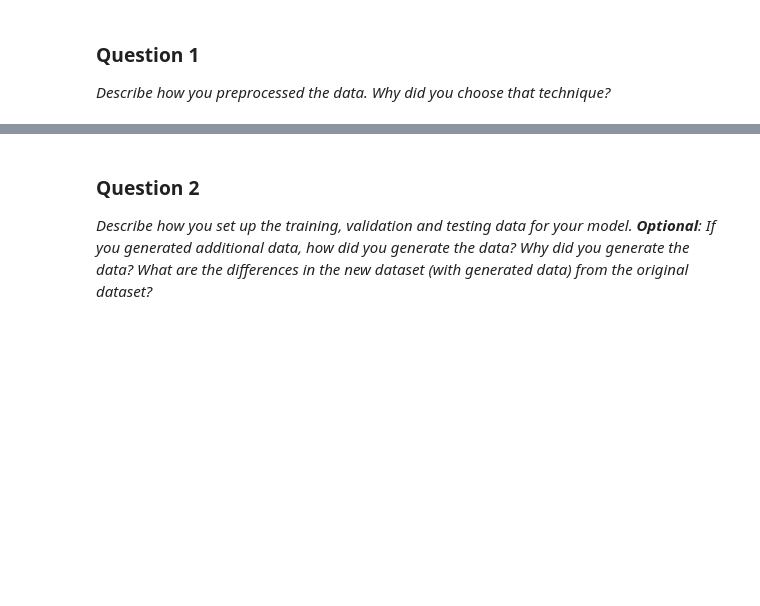
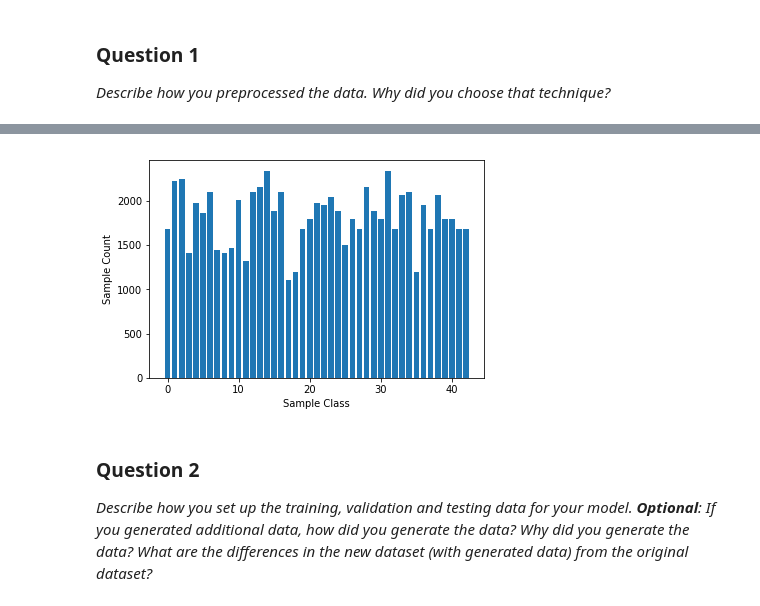
Before and after one commit to 361793842/CarND-Traffic-Sign-Classifier-Project, a Jupyter notebook: Traffic_Sign_Classifier.ipynb, the cells around one changed output, grey strips where cells are left out. Saved outputs shown, nothing was run; the diff lists cells and outputs as text; code cells hidden in the pictures; blank space fills up the shorter version.

```diff
--- a/Traffic_Sign_Classifier.ipynb
+++ b/Traffic_Sign_Classifier.ipynb
@@ -150,0 +154,23 @@ Use the code cell (or multiple code cells, if necessary) to implement the first
+# %%
+### Preprocess the data here.
+from numpy import newaxis
+
+# convert to B/W
+X_train_bw = numpy.array([cv2.cvtColor(image, cv2.COLOR_RGB2GRAY) for image in X_train])
+X_test_bw = numpy.array([cv2.cvtColor(image, cv2.COLOR_RGB2GRAY) for image in X_test])
+
+# apply histogram equalization
+X_train_hst_eq = numpy.array([cv2.equalizeHist(image) for image in X_train_bw])
+X_test_hst_eq = numpy.array([cv2.equalizeHist(image) for image in X_test_bw])
+
+# reshape for conv layer
+X_train_reshaped = X_train_hst_eq[..., newaxis]
+X_test_reshaped = X_test_hst_eq[..., newaxis]
+print('Before shaping:', X_train_hst_eq.shape)
+print('After shaping:', X_train_reshaped.shape)
+
+# normalize range
+X_train_normalized = (X_train_reshaped - np.mean(X_train_reshaped)) / 128.0
+X_test_normalized = (X_test_reshaped - np.mean(X_test_reshaped)) / 128.0
+print('Mean before normalizing:', np.mean(X_train_reshaped), np.mean(X_test_reshaped))
+print('Mean after normalizing:', np.mean(X_train_normalized), np.mean(X_test_normalized))
@@ -204,12 +247,14 @@ import scipy.ndimage
 # %%
 # plotting the count of each sign
 
-# y_pos = range(n_classes)
-# label_list = y_train.tolist()
-# sign_type = [label_list.count(y) for y in range(n_classes)]
+y_pos = range(n_classes)
+label_list = y_train_augmented.tolist()
+sign_type = [label_list.count(y) for y in range(n_classes)]
 
-# plt.bar(y_pos, sign_type, width=0.1)
-# plt.ylabel('Sample Count')
-# plt.xlabel('Sample Class')
-# plt.show()
+plt.bar(y_pos, sign_type, width=0.8, align='center')
+plt.ylabel('Sample Count')
+plt.xlabel('Sample Class')
+plt.show()
+# %% [output]
+[figure, added]
 # %%
```
Also changed, not shown: parts of 23 cells of this notebook.
